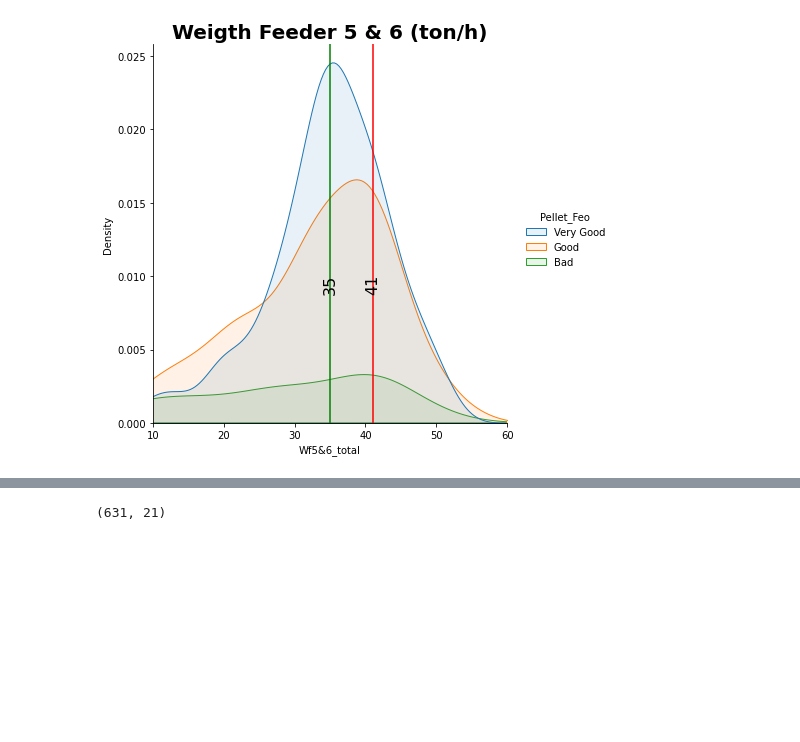
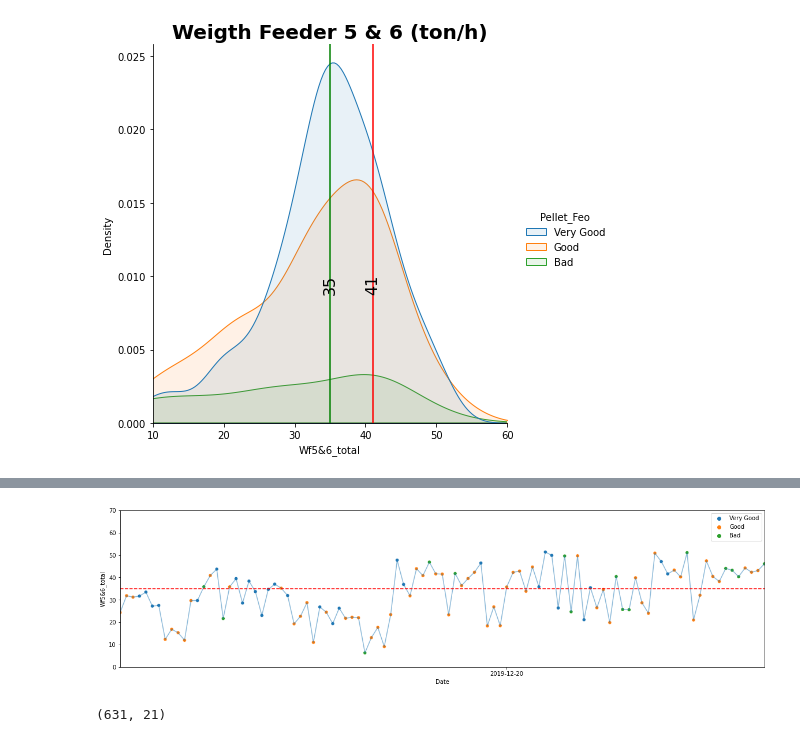
Before and after one commit to heidaralavi/Feo-Prj, a Jupyter notebook: Product Feo Analysis.ipynb, the cells around one changed output, grey strips where cells are left out. Cells and saved outputs as stored; diff of their text form; code cells hidden in the pictures; blank space fills up the shorter version.

```diff
--- a/Product Feo Analysis.ipynb
+++ b/Product Feo Analysis.ipynb
@@ -5,7 +7,9 @@ import matplotlib.pyplot as plt
 from matplotlib import style
 import seaborn as sns
 # %%
-df = pd.read_csv('Feo_analysis_data.csv')
+url='https://raw.githubusercontent.com/heidaralavi/Feo-Prj/main/Feo_analysis_data.csv'
+df = pd.read_csv(url)
+#df = pd.read_csv('Feo_analysis_data.csv')
 df.set_index('Date',drop=True, inplace=True)
 # %%
 df.head()
@@ -154,3 +163,18 @@ plt.show()
+# %%
+fig, axe = plt.subplots(nrows=1, ncols=1, figsize=(20, 5), sharex=True)
+sns.lineplot(x='Date', y='Wf5&6_total', data=df,ax=axe,alpha=0.5 )
+sns.scatterplot(x='Date', y='Wf5&6_total', data=df ,ax=axe,hue="Pellet_Feo",)
+
+axe.set_ylim(0,70)
+axe.axhline(35, c='red',ls='--')
+axe.legend(loc='upper right')
+axe.set_xticks(axe.get_xticks()[::80])
+# Changing this for see an range of chart
+axe.set_xlim(100,200)
+
+plt.show()
+# %% [output]
+[figure, added]
 # %%
 df.shape
 # %% [output]
```
Also changed, not shown: parts of 3 cells of this notebook.
